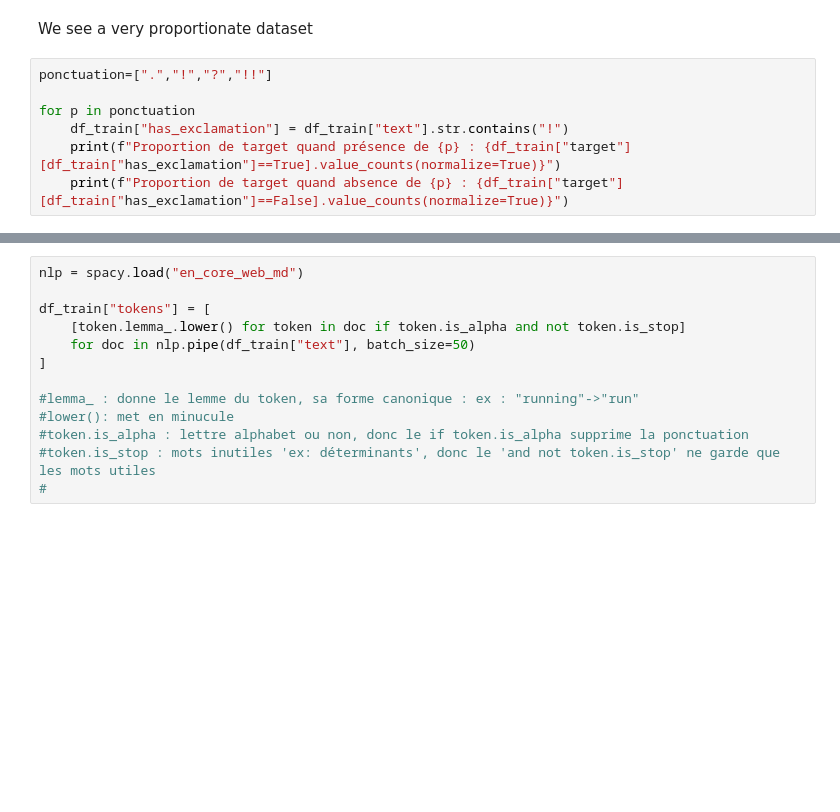
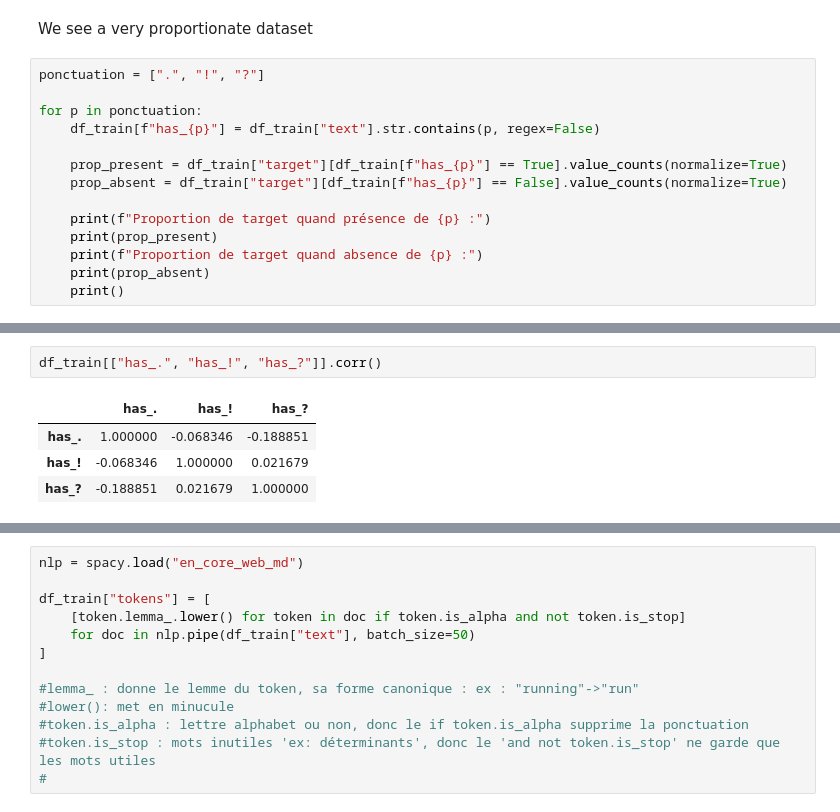
Before and after one commit to Maxime-Skryma/NLP_Tweets, a Jupyter notebook: NLP_AED.ipynb, the cells around one changed output, grey strips where cells are left out. Drawn from its saved outputs; the diff is of its cells as text; blank space fills up the shorter version.

Commit message:
recherche de ponctuation clé

```diff
--- a/NLP_AED.ipynb
+++ b/NLP_AED.ipynb
@@ -115,10 +115,17 @@ Name: n_car, dtype: float64
 # %% [markdown]
 We see a very proportionate dataset
 # %%
-ponctuation=[".","!","?","!!"]
+ponctuation = [".", "!", "?"]
 
-for p in ponctuation
-    df_train["has_exclamation"] = df_train["text"].str.contains("!")
-    print(f"Proportion de target quand présence de {p} : {df_train["target"][df_train["has_exclamation"]==True].value_counts(normalize=True)}")
-    print(f"Proportion de target quand absence de {p} : {df_train["target"][df_train["has_exclamation"]==False].value_counts(normalize=True)}")
+for p in ponctuation:
+    df_train[f"has_{p}"] = df_train["text"].str.contains(p, regex=False)
+
+    prop_present = df_train["target"][df_train[f"has_{p}"] == True].value_counts(normalize=True)
+    prop_absent = df_train["target"][df_train[f"has_{p}"] == False].value_counts(normalize=True)
+
+    print(f"Proportion de target quand présence de {p} :")
+    print(prop_present)
+    print(f"Proportion de target quand absence de {p} :")
+    print(prop_absent)
+    print()
 # %% [output]
@@ -128,0 +149,7 @@ Name: proportion, dtype: float64
+# %%
+df_train[["has_.", "has_!", "has_?"]].corr()
+# %% [output]
+|  | has_. | has_! | has_? |
+| has_. | 1.000000 | -0.068346 | -0.188851 |
+| has_! | -0.068346 | 1.000000 | 0.021679 |
+| has_? | -0.188851 | 0.021679 | 1.000000 |
```
Also changed, not shown: parts of 7 cells of this notebook.
